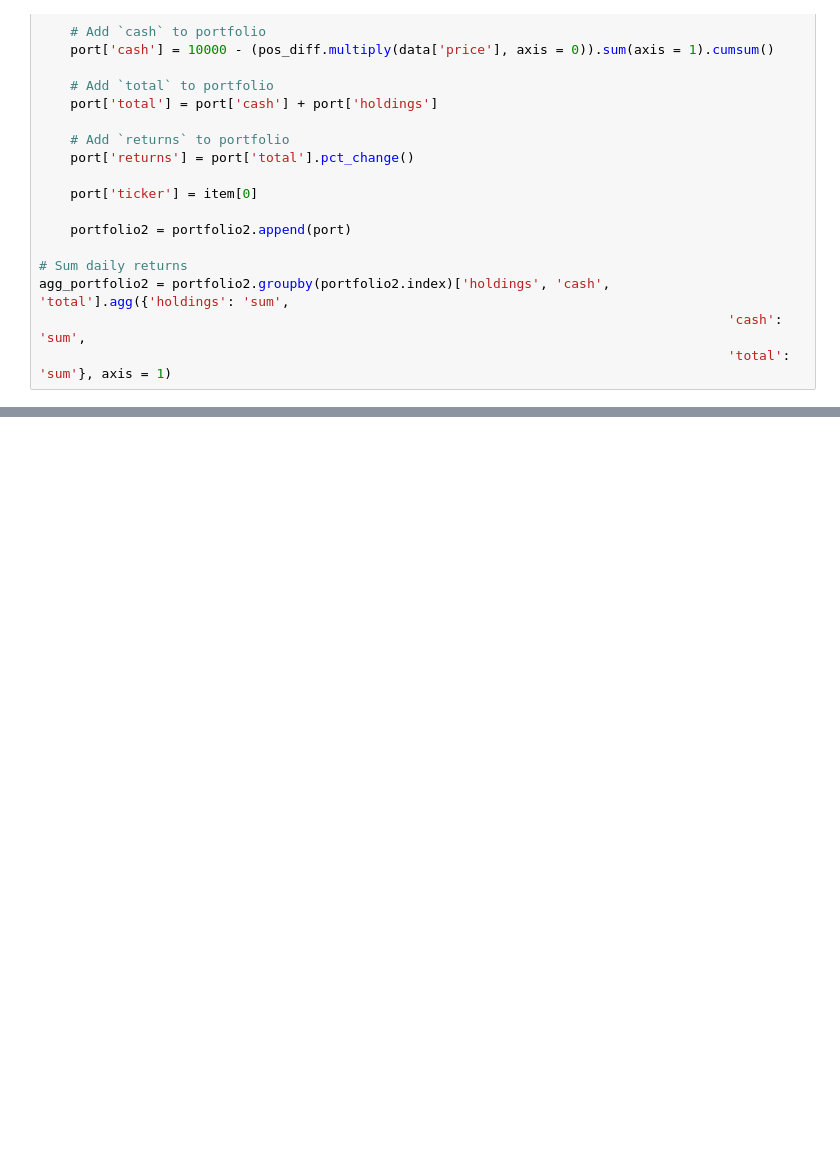
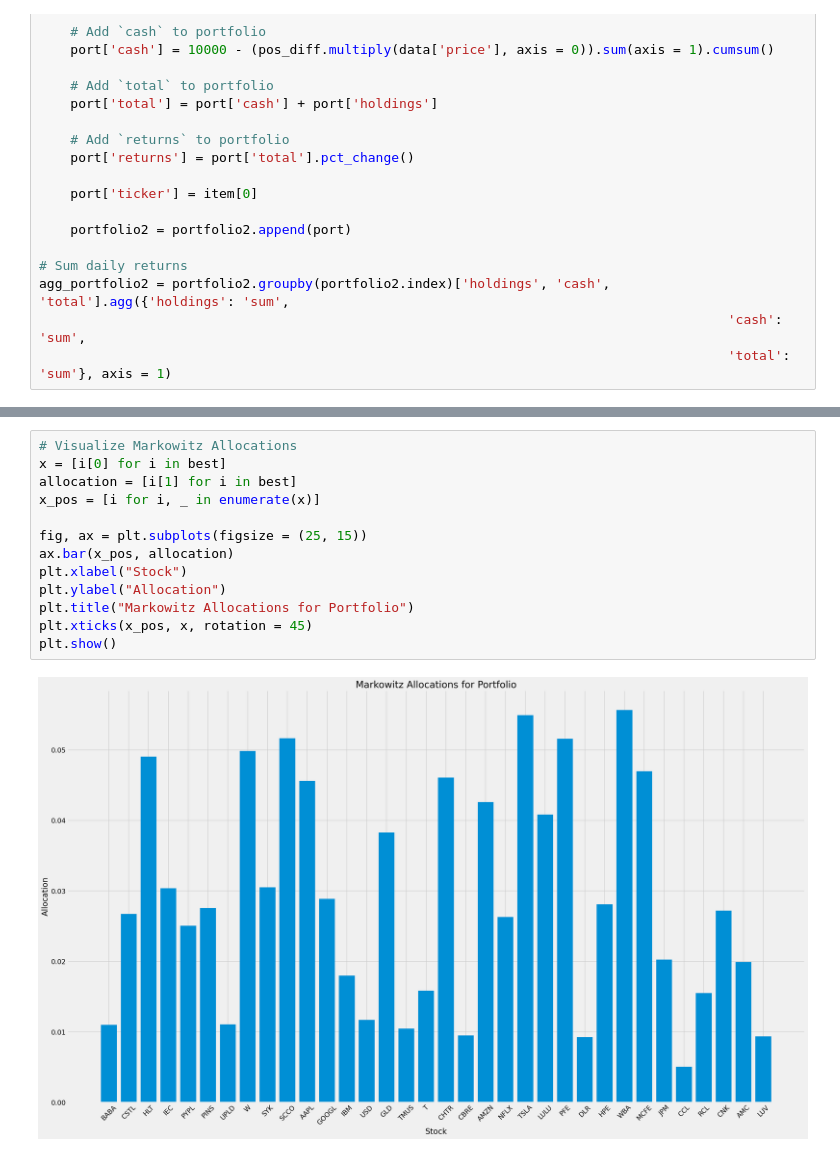
Before and after one commit to doctorofdata/quant, a Jupyter notebook: quantitative_finance.ipynb, the cells around one changed output, grey strips where cells are left out. Saved outputs shown, nothing was run; the diff lists cells and outputs as text; blank space fills up the shorter version.

```diff
--- a/quantitative_finance.ipynb
+++ b/quantitative_finance.ipynb
@@ -427,0 +543,15 @@ Text(0, 0.5, 'Cumulative Portfolio Value ($)')
+# %%
+# Visualize Markowitz Allocations
+x = [i[0] for i in best]
+allocation = [i[1] for i in best]
+x_pos = [i for i, _ in enumerate(x)]
+
+fig, ax = plt.subplots(figsize = (25, 15))
+ax.bar(x_pos, allocation)
+plt.xlabel("Stock")
+plt.ylabel("Allocation")
+plt.title("Markowitz Allocations for Portfolio")
+plt.xticks(x_pos, x, rotation = 45)
+plt.show()
+# %% [output]
+[figure, added]
```
Also changed, not shown: parts of 23 cells of this notebook.
